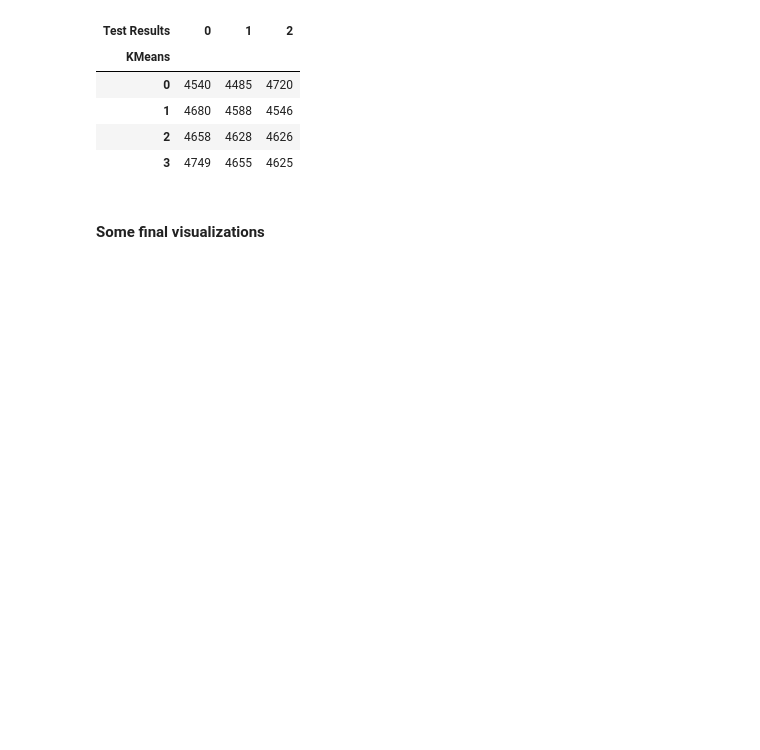
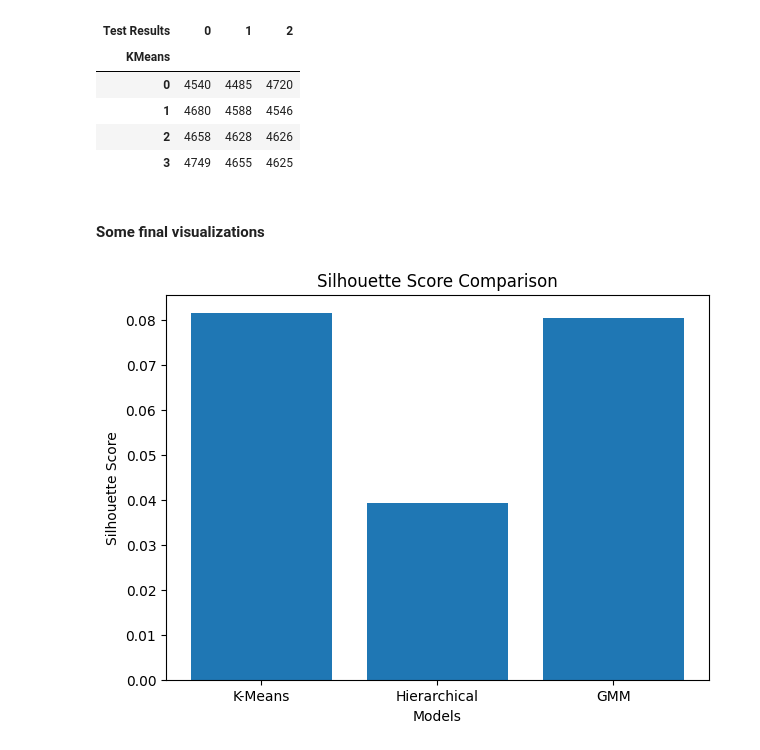
Before and after one commit to sainibunty2309-del/Healthcare-Prediction, a Jupyter notebook: healthcare.ipynb, the cells around one changed output. Cells and saved outputs as stored; diff of their text form; code cells hidden in the pictures; blank space fills up the shorter version.

Commit message:
add visualization

```diff
--- a/healthcare.ipynb
+++ b/healthcare.ipynb
@@ -807,3 +807,26 @@ test
 | 3 | 4749 | 4655 | 4625 |
 # %% [markdown]
 #### Some final visualizations
+# %%
+# Silhouette score comparision plot
+
+from sklearn.metrics import silhouette_score
+
+models = ["K-Means", "Hierarchical", "GMM"]
+scores = [
+    silhouette_score(scaled_df, kmeans_labels),
+    silhouette_score(scaled_df, hc_labels),
+    silhouette_score(scaled_df, gmm_labels)
+]
+
+plt.figure(figsize=(7,5))
+
+plt.bar(models, scores)
+
+plt.title("Silhouette Score Comparison")
+plt.xlabel("Models")
+plt.ylabel("Silhouette Score")
+
+plt.show()
+# %% [output]
+[figure, added]
```
Also changed, not shown: parts of 4 cells of this notebook.
